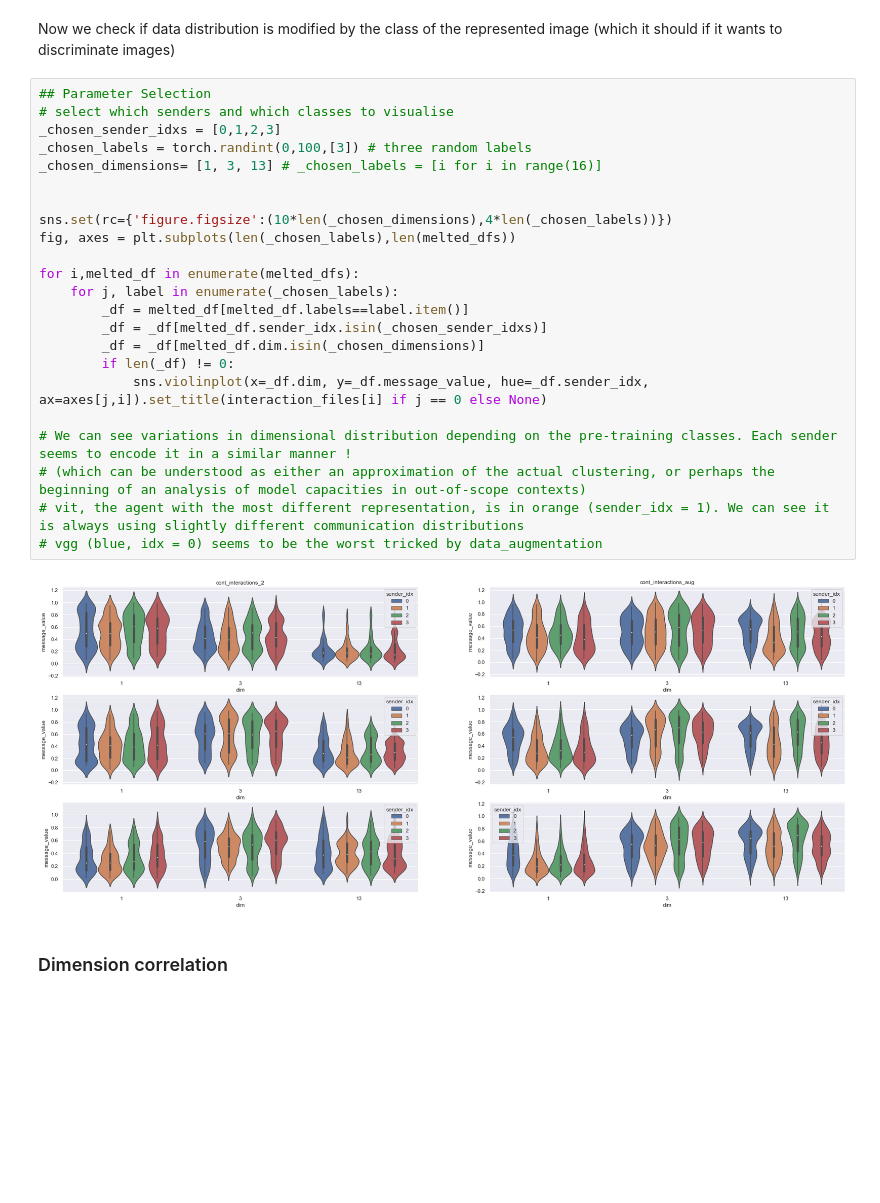
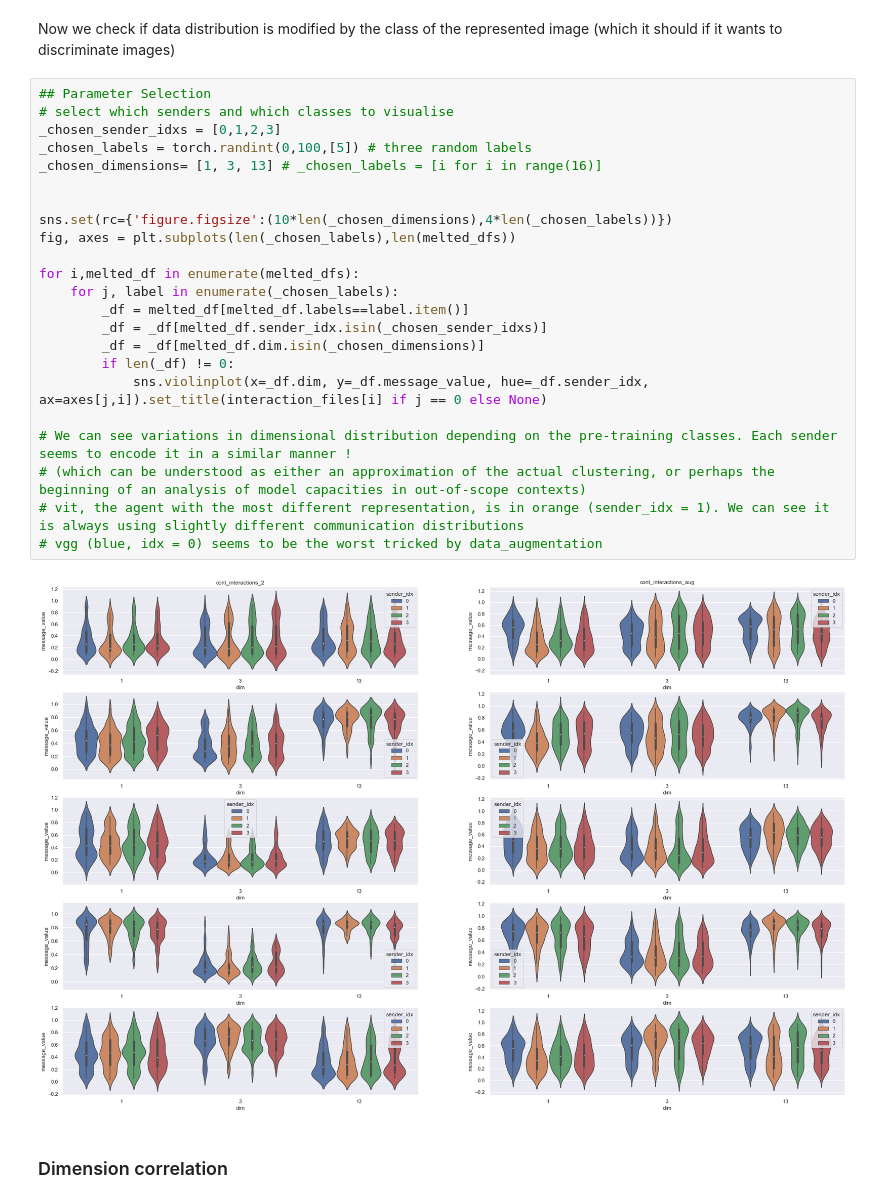
Before and after one commit to facebookresearch/EGG, a Jupyter notebook: egg/zoo/pop/scripts/continuous_interaction_analysis.ipynb, the cells around one changed output. Drawn from its saved outputs; the diff is of its cells as text; blank space fills up the shorter version.

```diff
--- a/egg/zoo/pop/scripts/continuous_interaction_analysis.ipynb
+++ b/egg/zoo/pop/scripts/continuous_interaction_analysis.ipynb
@@ -121,28 +121,28 @@ Now we check if data distribution is modified by the class of the represented im
 # %%
 ## Parameter Selection
 # select which senders and which classes to visualise
 _chosen_sender_idxs = [0,1,2,3]
-_chosen_labels = torch.randint(0,100,[3]) # three random labels
+_chosen_labels = torch.randint(0,100,[5]) # three random labels
 _chosen_dimensions= [1, 3, 13] # _chosen_labels = [i for i in range(16)]
 
 
 sns.set(rc={'figure.figsize':(10*len(_chosen_dimensions),4*len(_chosen_labels))})
 fig, axes = plt.subplots(len(_chosen_labels),len(melted_dfs))
 
 for i,melted_df in enumerate(melted_dfs):
     for j, label in enumerate(_chosen_labels):
         _df = melted_df[melted_df.labels==label.item()]
         _df = _df[melted_df.sender_idx.isin(_chosen_sender_idxs)]
         _df = _df[melted_df.dim.isin(_chosen_dimensions)]
         if len(_df) != 0:
             sns.violinplot(x=_df.dim, y=_df.message_value, hue=_df.sender_idx, ax=axes[j,i]).set_title(interaction_files[i] if j == 0 else None)
 
 # We can see variations in dimensional distribution depending on the pre-training classes. Each sender seems to encode it in a similar manner !
 # (which can be understood as either an approximation of the actual clustering, or perhaps the beginning of an analysis of model capacities in out-of-scope contexts)
 # vit, the agent with the most different representation, is in orange (sender_idx = 1). We can see it is always using slightly different communication distributions
 # vgg (blue, idx = 0) seems to be the worst tricked by data_augmentation
 # %% [output]
-[figure, old version]
+[figure, new version]
 # %% [markdown]
 ### Dimension correlation
 # %%
```
Also changed, not shown: 3 other files.
